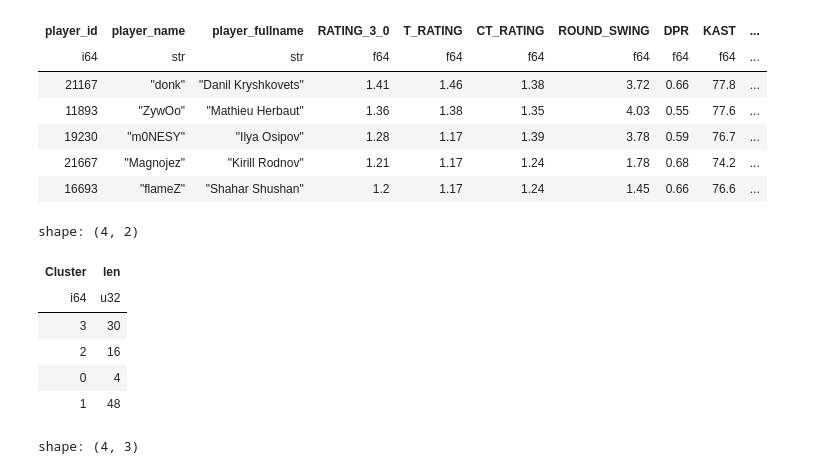
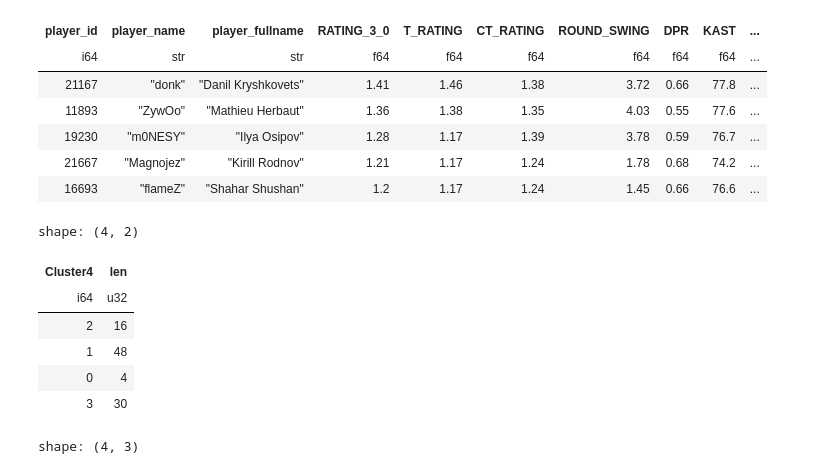
Before and after one commit to dantngn98/hltv_players_unsupervised_learning, a Jupyter notebook: notebooks/Hierarchical_clustering.ipynb, the cells around one changed output. Drawn from its saved outputs; the diff is of its cells as text; code cells hidden in the pictures.

```diff
--- a/notebooks/Hierarchical_clustering.ipynb
+++ b/notebooks/Hierarchical_clustering.ipynb
@@ -228,7 +321,7 @@ ward_cut_4 = cut_tree(linkage_ward,
                     n_clusters=4).reshape(-1)
 
 cs_df_4c = cs_df.with_columns(
-    pl.Series("Cluster", ward_cut_4)
+    pl.Series("Cluster4", ward_cut_4)
 )
 
 cs_df_4c.head()
@@ -242,13 +335,13 @@ shape: (5, 48)
 | 21667 | "Magnojez" | "Kirill Rodnov" | 1.21 | 1.17 | 1.24 | 1.78 | 0.68 | 74.2 | ... |
 | 16693 | "flameZ" | "Shahar Shushan" | 1.2 | 1.17 | 1.24 | 1.45 | 0.66 | 76.6 | ... |
 # %%
-cs_df_4c.group_by("Cluster").len()
+cs_df_4c.group_by("Cluster4").len()
 # %% [output]
 shape: (4, 2)
-| Cluster | len |
+| Cluster4 | len |
 | i64 | u32 |
+| 2 | 16 |
+| 1 | 48 |
+| 0 | 4 |
 | 3 | 30 |
-| 2 | 16 |
-| 0 | 4 |
-| 1 | 48 |
 # %%
```
Also changed, not shown: parts of 24 cells of this notebook.
